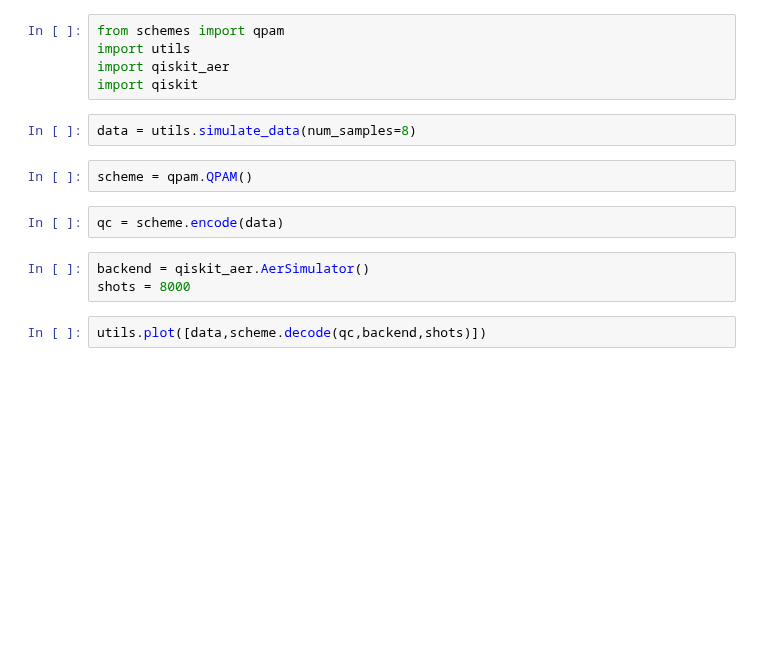
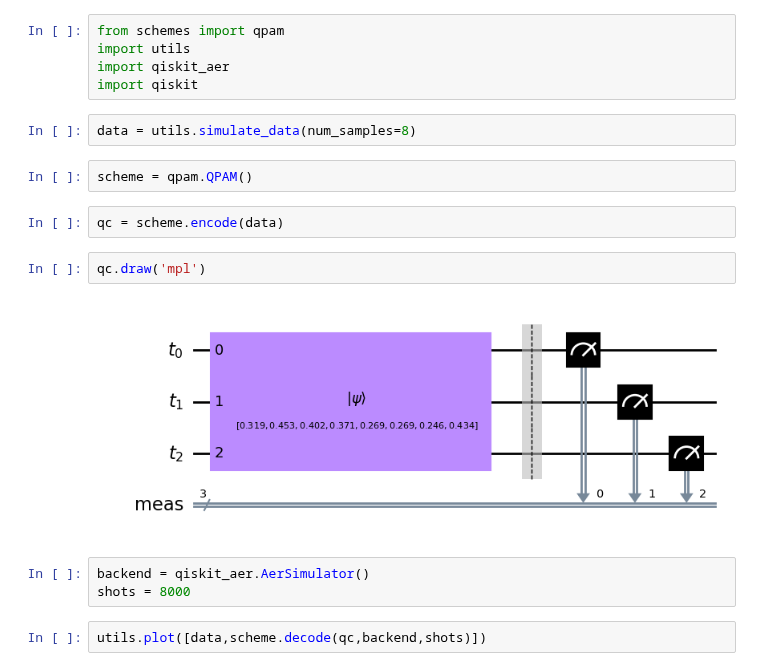
Before and after one commit to moth-quantum/quantum-audio, a Jupyter notebook: notebooks/schemes_test.ipynb, the cells around one changed output. Cells and saved outputs as stored; diff of their text form; blank space fills up the shorter version.

```diff
--- a/notebooks/schemes_test.ipynb
+++ b/notebooks/schemes_test.ipynb
@@ -12,6 +12,10 @@ data = utils.simulate_data(num_samples=8)
 scheme = qpam.QPAM()
 # %%
 qc = scheme.encode(data)
+# %%
+qc.draw('mpl')
+# %% [output]
+[figure, added]
 # %%
 backend = qiskit_aer.AerSimulator()
 shots = 8000
```
Also changed, not shown: parts of 1 cell of this notebook, 1 other file.
